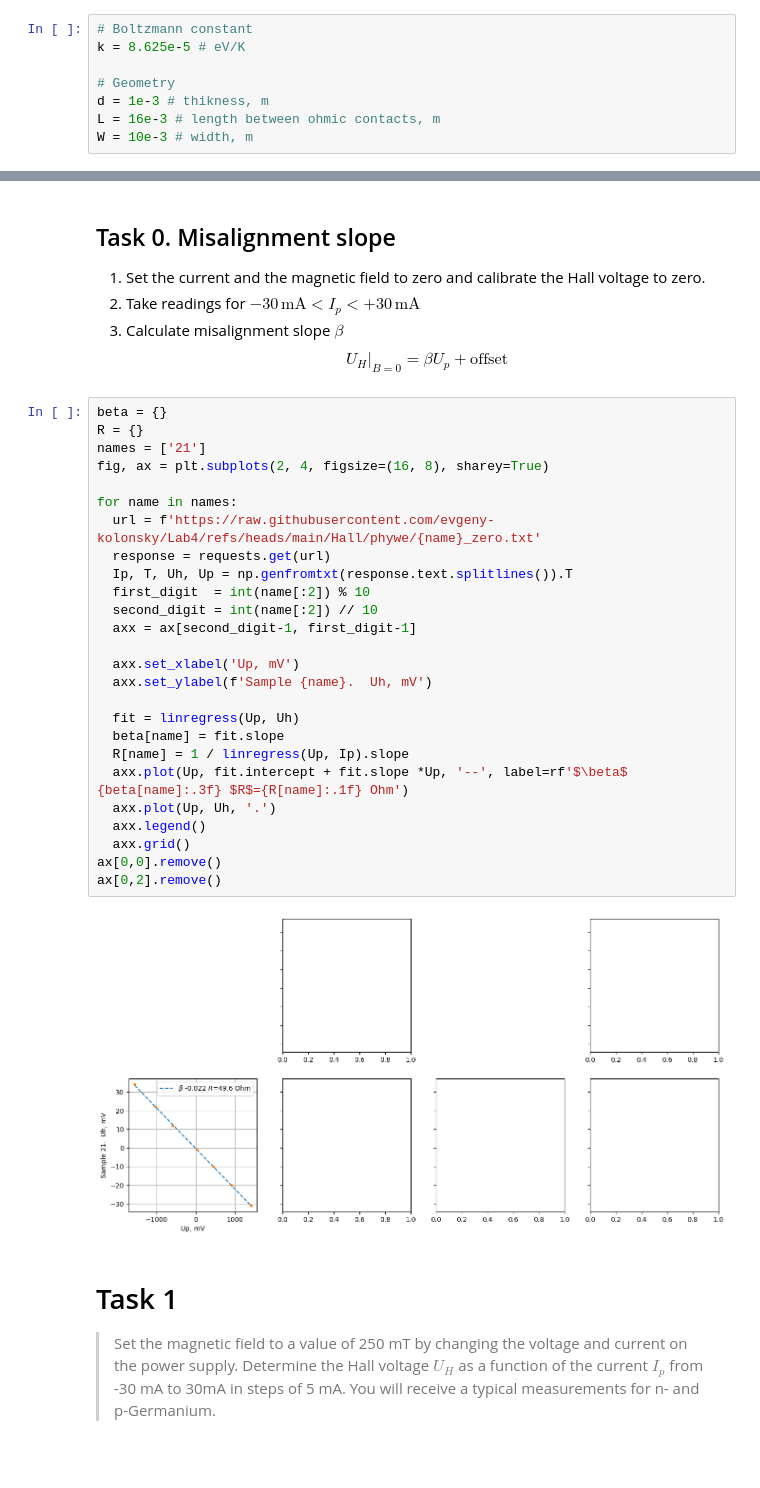
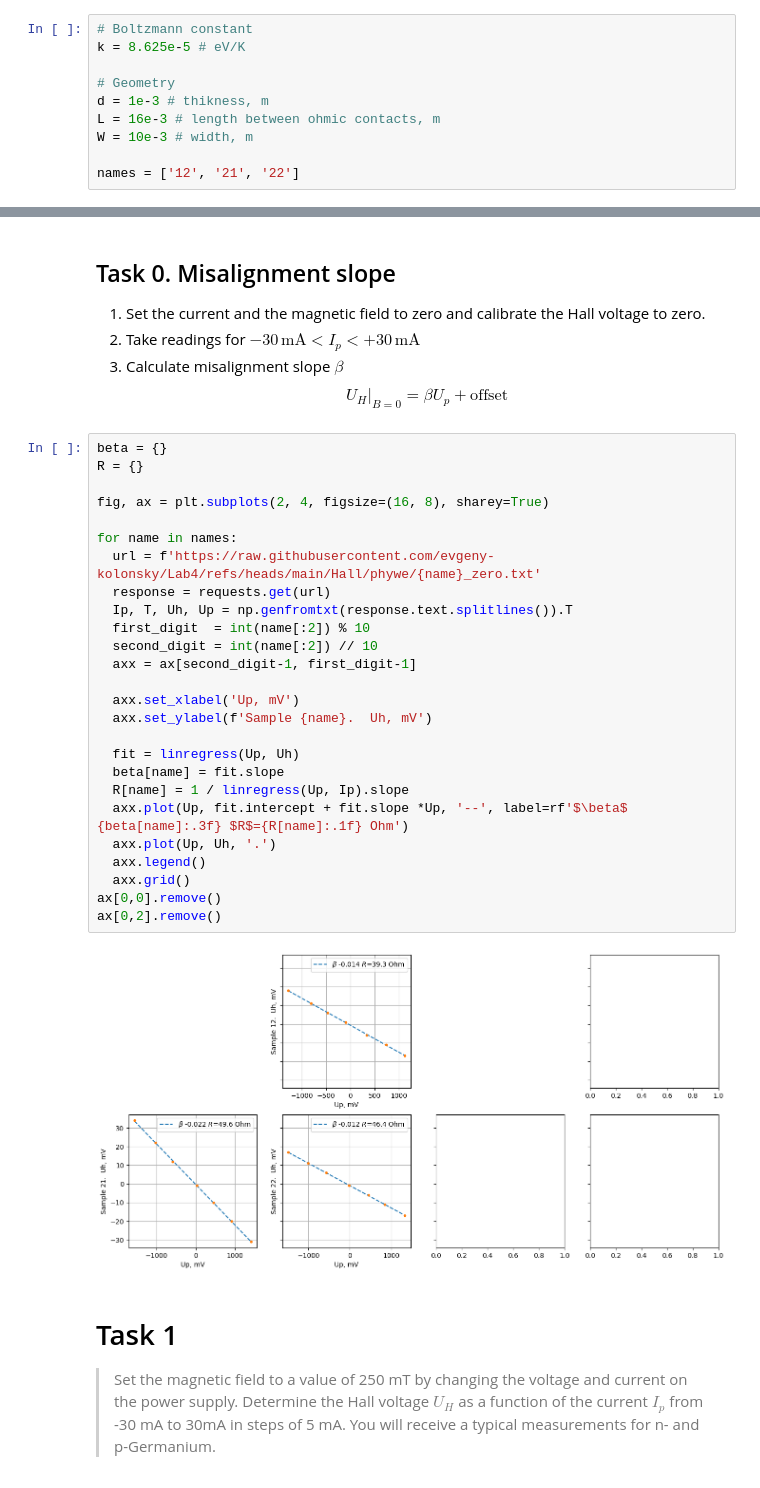
Before and after one commit to evgeny-kolonsky/Lab4, a Jupyter notebook: Hall/phywe/Hall_phywe.ipynb, the cells around one changed output, grey strips where cells are left out. Cells and saved outputs as stored; diff of their text form.

```diff
--- a/Hall/phywe/Hall_phywe.ipynb
+++ b/Hall/phywe/Hall_phywe.ipynb
@@ -27,6 +27,8 @@ k = 8.625e-5 # eV/K
 d = 1e-3 # thikness, m
 L = 16e-3 # length between ohmic contacts, m
 W = 10e-3 # width, m
+
+names = ['12', '21', '22']
 # %% [markdown]
 # Theory
 
@@ -80,31 +82,31 @@ $$ U_H|_{B=0} =  \beta U_p + \text{offset} $$
 # %%
 beta = {}
 R = {}
-names = ['21']
+
 fig, ax = plt.subplots(2, 4, figsize=(16, 8), sharey=True)
 
 for name in names:
   url = f'https://raw.githubusercontent.com/evgeny-kolonsky/Lab4/refs/heads/main/Hall/phywe/{name}_zero.txt'
   response = requests.get(url)
   Ip, T, Uh, Up = np.genfromtxt(response.text.splitlines()).T
   first_digit  = int(name[:2]) % 10
   second_digit = int(name[:2]) // 10
   axx = ax[second_digit-1, first_digit-1]
 
   axx.set_xlabel('Up, mV')
   axx.set_ylabel(f'Sample {name}.  Uh, mV')
 
   fit = linregress(Up, Uh)
   beta[name] = fit.slope
   R[name] = 1 / linregress(Up, Ip).slope
   axx.plot(Up, fit.intercept + fit.slope *Up, '--', label=rf'$\beta$ {beta[name]:.3f} $R$={R[name]:.1f} Ohm')
   axx.plot(Up, Uh, '.')
   axx.legend()
   axx.grid()
 ax[0,0].remove()
 ax[0,2].remove()
 # %% [output]
-[figure, old version]
+[figure, new version]
 # %% [markdown]
 # Task 1
 
```
Also changed, not shown: parts of 5 cells of this notebook.
